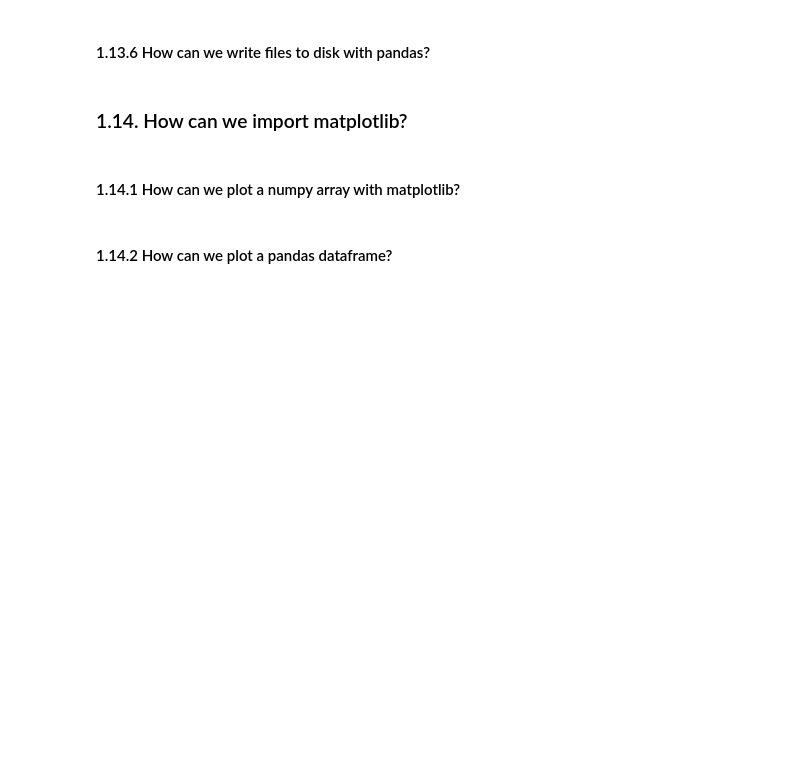
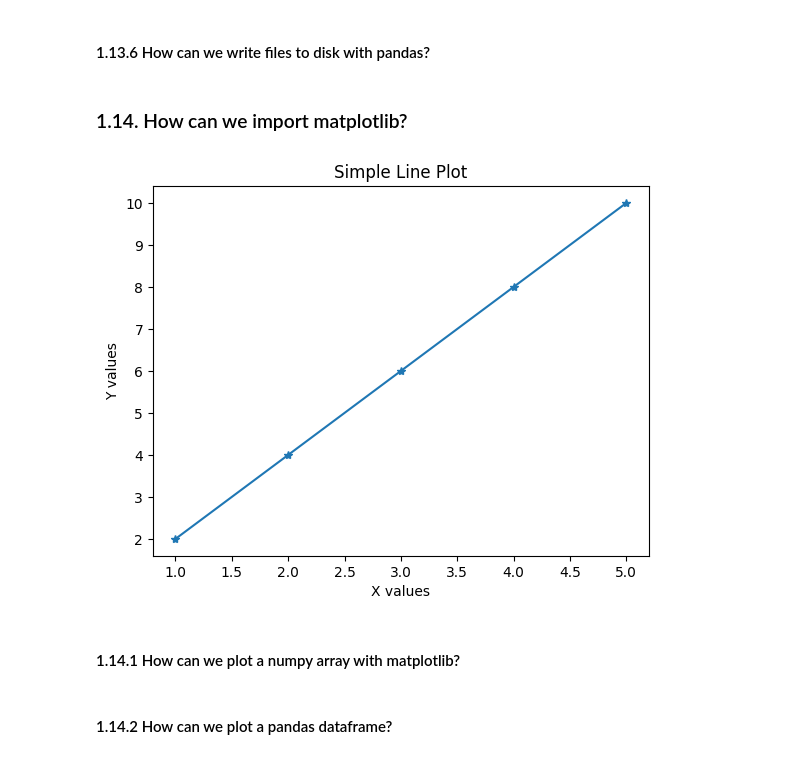
Before and after one commit to crahal/PyCCM, a Jupyter notebook: course/labs/questions/Computer_Lab_1.ipynb, the cells around one changed output. Saved outputs shown, nothing was run; the diff lists cells and outputs as text; code cells hidden in the pictures; blank space fills up the shorter version.

```diff
--- a/course/labs/questions/Computer_Lab_1.ipynb
+++ b/course/labs/questions/Computer_Lab_1.ipynb
@@ -615,0 +681,5 @@ data = pd.DataFrame(data)
+# %%
+from pathlib import Path
+
+lab = Path.cwd().parent/'files'
+lab
@@ -624,3 +739,15 @@ data = pd.DataFrame(data)
+# %%
+x= np.array([1,2,3,4,5])
+y= np.array([2,4,6,8,10])
+# %%
+plt.plot(x,y,marker="*")
+plt.xlabel("X values")
+plt.ylabel("Y values")
+plt.title("Simple Line Plot")
+#plt.show()
+plt.savefig(lab/"simple_plot.png") # save it to disk
+# %% [output]
+[figure, added]
 # %% [markdown]
 #### 1.14.1 How can we plot a numpy array with matplotlib?
 # %%
```
Also changed, not shown: parts of 34 cells of this notebook, 2 other files.
